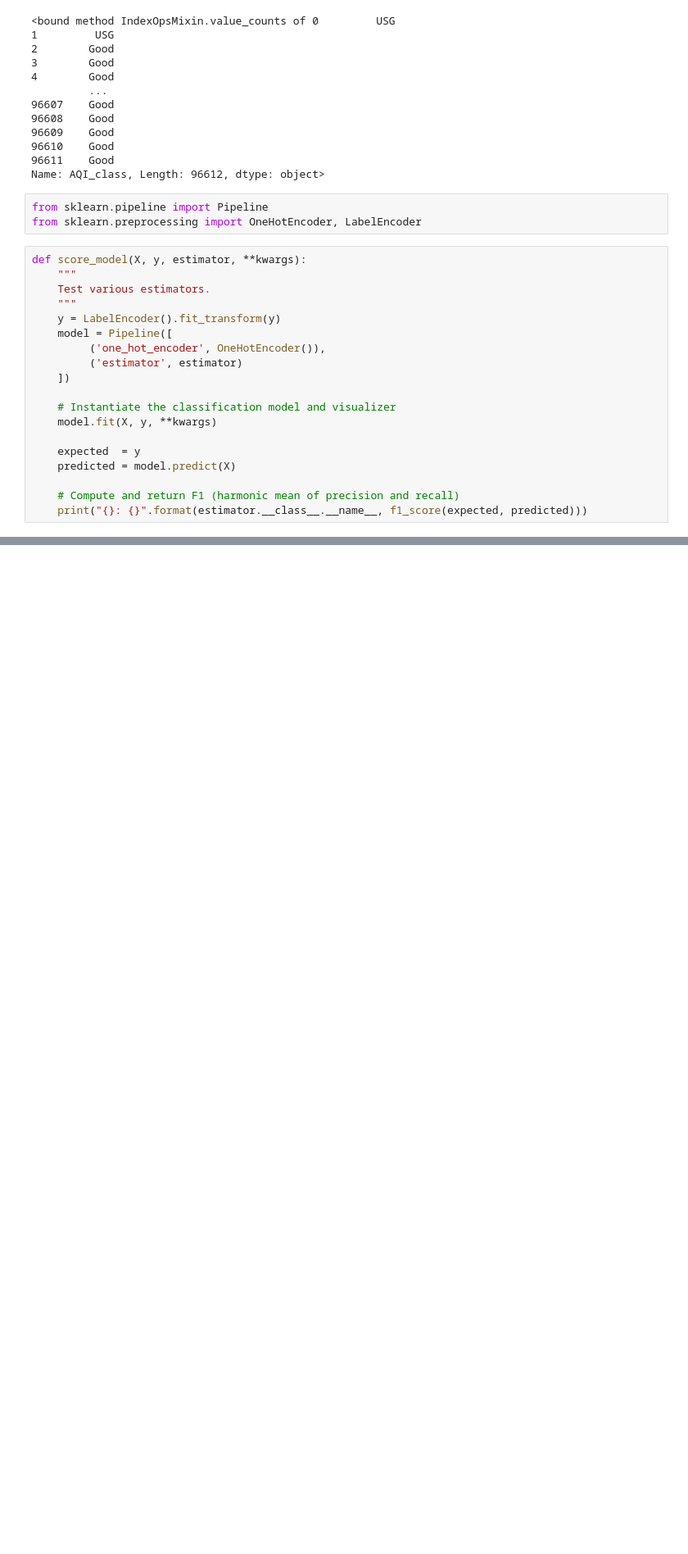
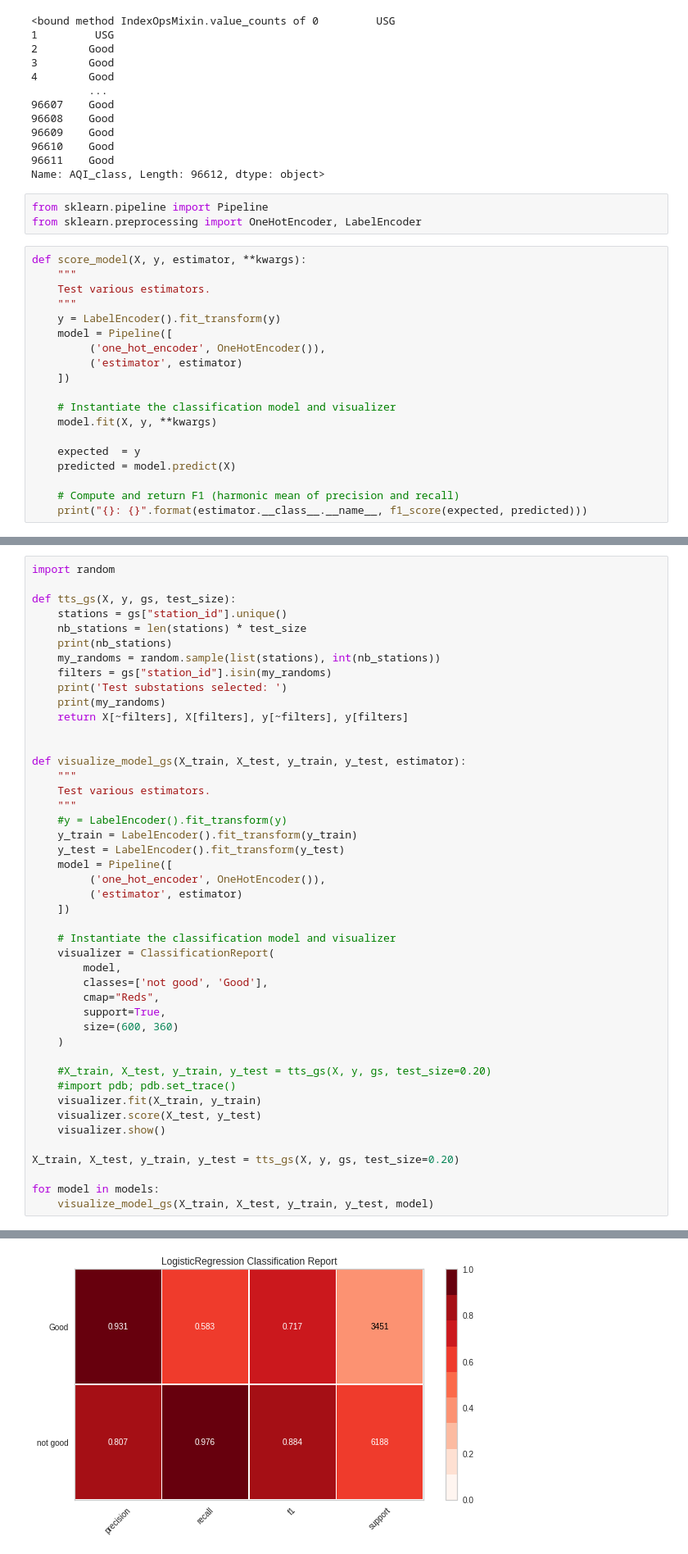
Before and after one commit to georgetown-analytics/Air-Pollution, a Jupyter notebook: model/model classif selection.ipynb, the cells around one changed output, grey strips where cells are left out. Shown: that part at 82% size. Cells and saved outputs as stored; diff of their text form; blank space fills up the shorter version.

Commit message:
adding new test train split strategy

```diff
--- a/model/model classif selection.ipynb
+++ b/model/model classif selection.ipynb
@@ -202,0 +211,46 @@ Please also refer to the documentation for alternative solver options:
+# %%
+import random
+
+def tts_gs(X, y, gs, test_size):
+    stations = gs["station_id"].unique()
+    nb_stations = len(stations) * test_size
+    print(nb_stations)
+    my_randoms = random.sample(list(stations), int(nb_stations))
+    filters = gs["station_id"].isin(my_randoms)
+    print('Test substations selected: ')
+    print(my_randoms)
+    return X[~filters], X[filters], y[~filters], y[filters]
+
+
+def visualize_model_gs(X_train, X_test, y_train, y_test, estimator):
+    """
+    Test various estimators.
+    """
+    #y = LabelEncoder().fit_transform(y)
+    y_train = LabelEncoder().fit_transform(y_train)
+    y_test = LabelEncoder().fit_transform(y_test)
+    model = Pipeline([
+         ('one_hot_encoder', OneHotEncoder()),
+         ('estimator', estimator)
+    ])
+
+    # Instantiate the classification model and visualizer
+    visualizer = ClassificationReport(
+        model,
+        classes=['not good', 'Good'],
+        cmap="Reds",
+        support=True,
+        size=(600, 360)
+    )
+
+    #X_train, X_test, y_train, y_test = tts_gs(X, y, gs, test_size=0.20)
+    #import pdb; pdb.set_trace()
+    visualizer.fit(X_train, y_train)
+    visualizer.score(X_test, y_test)
+    visualizer.show()
+
+X_train, X_test, y_train, y_test = tts_gs(X, y, gs, test_size=0.20)
+
+for model in models:
+    visualize_model_gs(X_train, X_test, y_train, y_test, model)
+# %% [output]
@@ -202,0 +267 @@ Please also refer to the documentation for alternative solver options:
+[figure, added]
```
Also changed, not shown: parts of 5 cells of this notebook.
